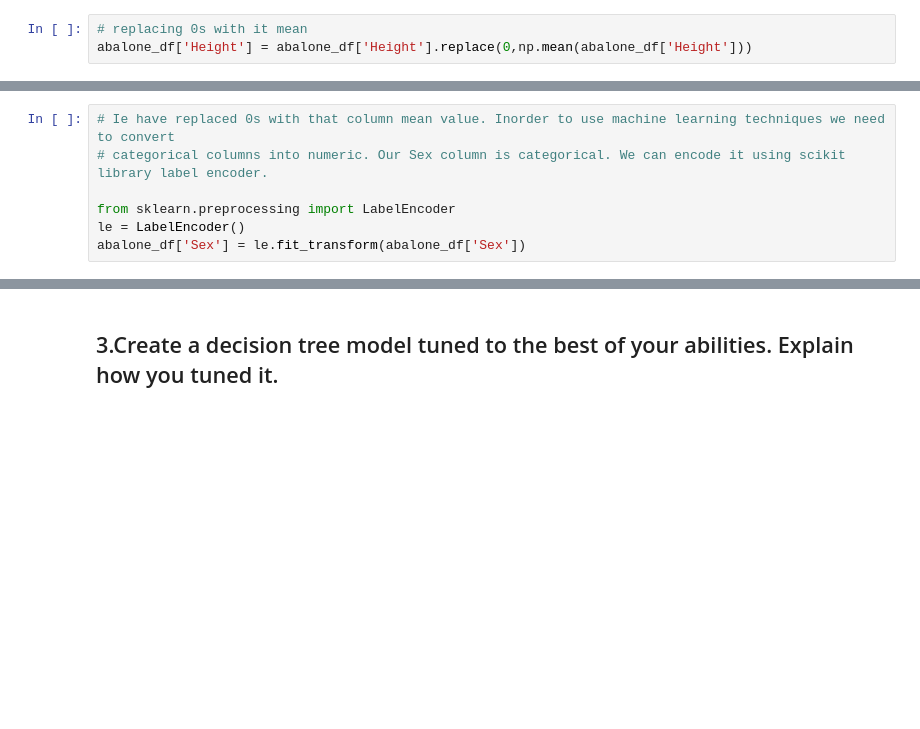
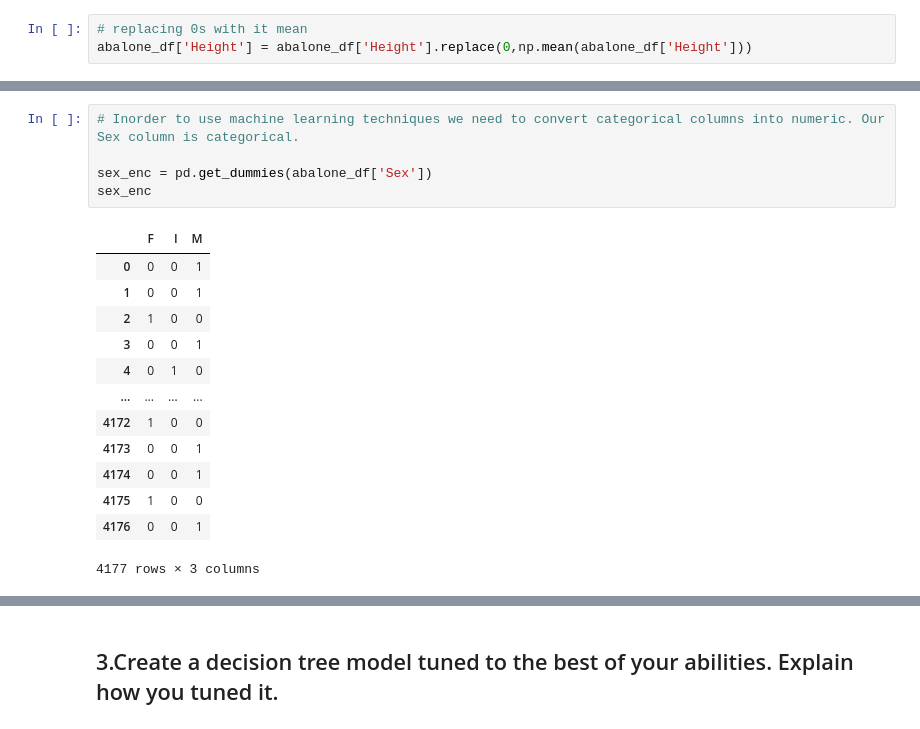
Before and after one commit to mangaioct6/Ensemble_learning_17, a Jupyter notebook: Week_17HW.ipynb, the cells around one changed output, grey strips where cells are left out. Drawn from its saved outputs; the diff is of its cells as text; blank space fills up the shorter version.

```diff
--- a/Week_17HW.ipynb
+++ b/Week_17HW.ipynb
@@ -94,7 +148,19 @@ abalone_df.describe()
 # %%
-# Ie have replaced 0s with that column mean value. Inorder to use machine learning techniques we need to convert
-# categorical columns into numeric. Our Sex column is categorical. We can encode it using scikit library label encoder.
+# Inorder to use machine learning techniques we need to convert categorical columns into numeric. Our Sex column is categorical.
 
-from sklearn.preprocessing import LabelEncoder
-le = LabelEncoder()
-abalone_df['Sex'] = le.fit_transform(abalone_df['Sex'])
+sex_enc = pd.get_dummies(abalone_df['Sex'])
+sex_enc
+# %% [output]
+|  | F | I | M |
+| 0 | 0 | 0 | 1 |
+| 1 | 0 | 0 | 1 |
+| 2 | 1 | 0 | 0 |
+| 3 | 0 | 0 | 1 |
+| 4 | 0 | 1 | 0 |
+| ... | ... | ... | ... |
+| 4172 | 1 | 0 | 0 |
+| 4173 | 0 | 0 | 1 |
+| 4174 | 0 | 0 | 1 |
+| 4175 | 1 | 0 | 0 |
+| 4176 | 0 | 0 | 1 |
+4177 rows × 3 columns
```
Also changed, not shown: parts of 46 cells of this notebook.
